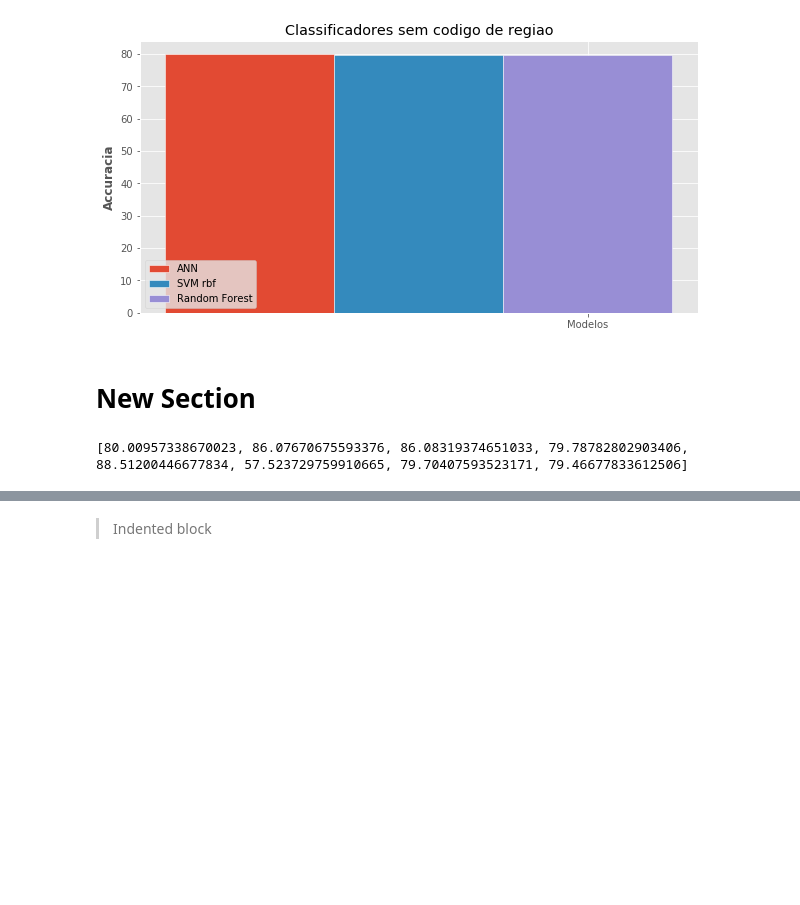
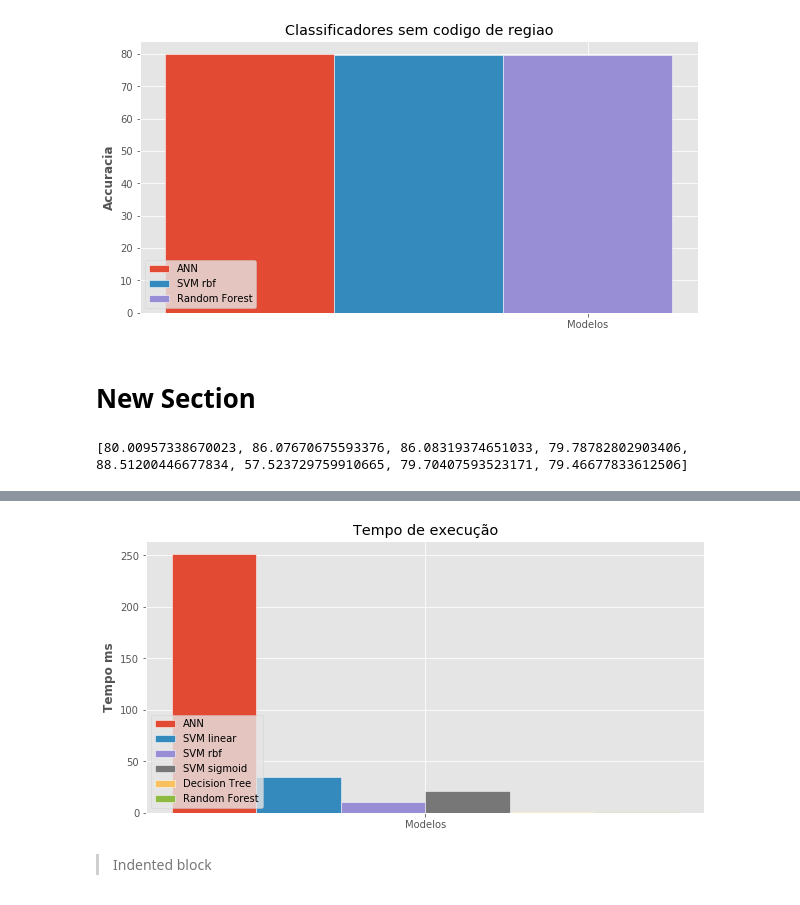
Before and after one commit to InfraSchools/analiseDados, a Jupyter notebook: 2VA/Entrega_Final/maisnovoclassificadores_new.ipynb, the cells around one changed output, grey strips where cells are left out. Drawn from its saved outputs; the diff is of its cells as text; code cells hidden in the pictures; blank space fills up the shorter version.

```diff
--- a/2VA/Entrega_Final/maisnovoclassificadores_new.ipynb
+++ b/2VA/Entrega_Final/maisnovoclassificadores_new.ipynb
@@ -883,3 +911,14 @@ print([Ann_acuracia, Ann_acuracia_regiao,SVM_linear_acuracia, SVM_rbf_acuracia,S
+# %%
+data = ([251.38374638557434], [34.632598638534546], [10.73669719696045], [21.060149908065796],[0.5511016845703125], [0.6526961326599121])
+
+#data = ([Ann_tempo_regiao],[SVM_linear_tempo],[SVM_rbf_tempo_regiao],[SVM_sigmoid_tempo],[treedecision],[rdam_tempo_regiao])
+
+legends = ["ANN","SVM linear","SVM rbf","SVM sigmoid","Decision Tree","Random Forest"]
+labels = ["Modelos"]
+
+groupPlotBar(data_values=data, legends=legends, label_groups=labels,y_name='Tempo ms', x_name="",  title='Tempo de execução')
+# %% [output]
+[figure, added]
 # %% [markdown]
 
 
```
Also changed, not shown: parts of 2 cells of this notebook, 3 other files.
